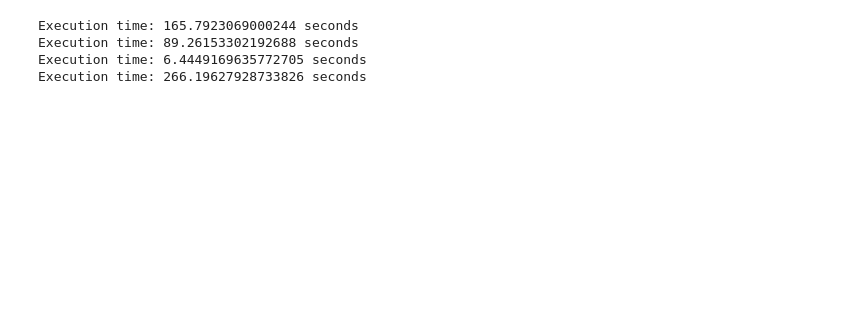
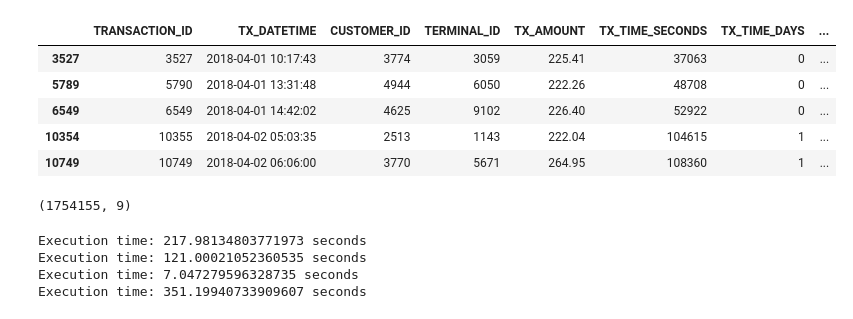
Before and after one commit to DataDavidProjects/Isolation-Forest-For-Fraud-Detection, a Jupyter notebook: Notebook.ipynb, the cells around one changed output. Saved outputs shown, nothing was run; the diff lists cells and outputs as text; code cells hidden in the pictures; blank space fills up the shorter version.

```diff
--- a/Notebook.ipynb
+++ b/Notebook.ipynb
@@ -27,6 +28,19 @@ Execution time: 181.504953622818 seconds
+# %%
+scenario_1.head()
+# %% [output]
+|  | TRANSACTION_ID | TX_DATETIME | CUSTOMER_ID | TERMINAL_ID | TX_AMOUNT | TX_TIME_SECONDS | TX_TIME_DAYS | ... |
+| 3527 | 3527 | 2018-04-01 10:17:43 | 3774 | 3059 | 225.41 | 37063 | 0 | ... |
+| 5789 | 5790 | 2018-04-01 13:31:48 | 4944 | 6050 | 222.26 | 48708 | 0 | ... |
+| 6549 | 6549 | 2018-04-01 14:42:02 | 4625 | 9102 | 226.40 | 52922 | 0 | ... |
+| 10354 | 10355 | 2018-04-02 05:03:35 | 2513 | 1143 | 222.04 | 104615 | 1 | ... |
+| 10749 | 10749 | 2018-04-02 06:06:00 | 3770 | 5671 | 264.95 | 108360 | 1 | ... |
+# %%
+transactions_df.shape
+# %% [output]
+(1754155, 9)
 # %%
 #__________________________ FEATURES _________________________________
-X = create_feature_matrix(transactions_df,windows_size_in_days = [1,5,7,15],delay_period=7)
+X = create_feature_matrix(transactions_df,windows_size_in_days = [1,5,7,15,30],delay_period=7)
 target = "TX_FRAUD"
 
 index = "TX_DATETIME"
@@ -47,10 +61,10 @@ helper_columns = ['TX_FRAUD', 'TX_FRAUD_SCENARIO', 'TX_DATETIME', 'CUSTOMER_ID',
 features = ['TX_AMOUNT'] + flag_features + terminal_features + customer_features + time_features
 #___________________________________________________________________
 # %% [output]
-Execution time: 165.7923069000244 seconds
-Execution time: 89.26153302192688 seconds
-Execution time: 6.4449169635772705 seconds
-Execution time: 266.19627928733826 seconds
+Execution time: 217.98134803771973 seconds
+Execution time: 121.00021052360535 seconds
+Execution time: 7.047279596328735 seconds
+Execution time: 351.19940733909607 seconds
 # %%
 #______________________________ TIME WINDOW SPLIT____________________________
 model = IsolationForest()
```
Also changed, not shown: parts of 17 cells of this notebook, 2 other files.
